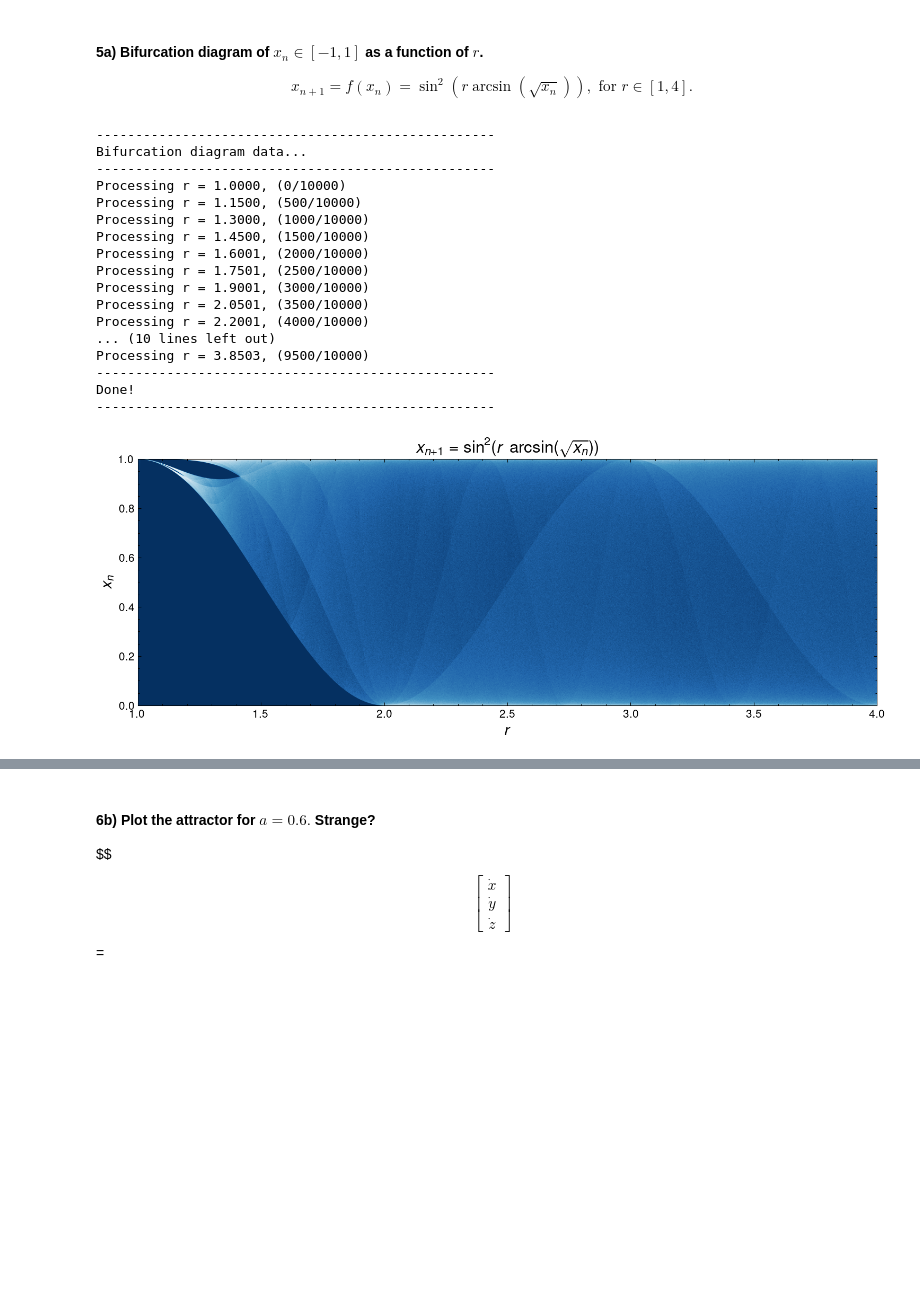
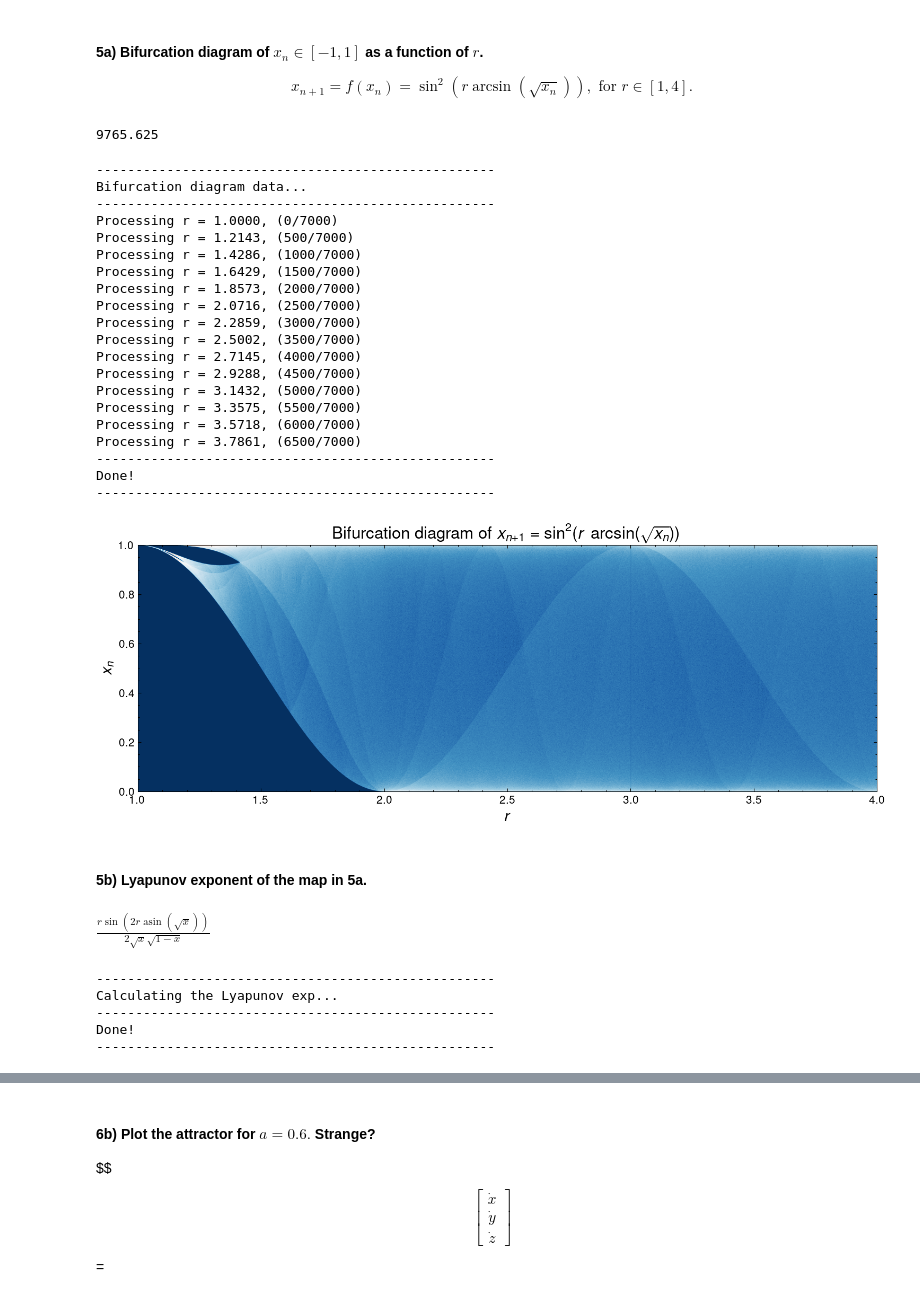
Before and after one commit to whyyorlantaken/Dynamical-Systems-Coursework, a Jupyter notebook: Take-home-1/code/notebook01.ipynb, the cells around one changed output, grey strips where cells are left out. Cells and saved outputs as stored; diff of their text form; code cells hidden in the pictures; blank space fills up the shorter version.

```diff
--- a/Take-home-1/code/notebook01.ipynb
+++ b/Take-home-1/code/notebook01.ipynb
@@ -169,31 +170,38 @@ def bifurcation(r_min=1.0, r_max=4.0, width=1000, height=1000,
     print("---------------------------------------------------")
 
     return hist, r_values
+# %%
+625*2.5*2.5*2.5
+# %% [output]
+9765.625
 # %%
 # Call (it was saved)
 hist, r_values = bifurcation(
     r_min = 1.0,
     r_max = 4.0,
-    width = 10000,
-    height= 10000//4,
-    transient = 100,#
-    numtoplot = 4000
+    width = 7000,
+    height= 7000//4,
+    transient = 500,#
+    numtoplot = 7000
 )
 # %% [output]
 ---------------------------------------------------
 Bifurcation diagram data...
 ---------------------------------------------------
-Processing r = 1.0000, (0/10000)
-Processing r = 1.1500, (500/10000)
-Processing r = 1.3000, (1000/10000)
-Processing r = 1.4500, (1500/10000)
-Processing r = 1.6001, (2000/10000)
-Processing r = 1.7501, (2500/10000)
-Processing r = 1.9001, (3000/10000)
-Processing r = 2.0501, (3500/10000)
-Processing r = 2.2001, (4000/10000)
-... (10 lines left out)
-Processing r = 3.8503, (9500/10000)
+Processing r = 1.0000, (0/7000)
+Processing r = 1.2143, (500/7000)
+Processing r = 1.4286, (1000/7000)
+Processing r = 1.6429, (1500/7000)
+Processing r = 1.8573, (2000/7000)
+Processing r = 2.0716, (2500/7000)
+Processing r = 2.2859, (3000/7000)
+Processing r = 2.5002, (3500/7000)
+Processing r = 2.7145, (4000/7000)
+Processing r = 2.9288, (4500/7000)
+Processing r = 3.1432, (5000/7000)
+Processing r = 3.3575, (5500/7000)
+Processing r = 3.5718, (6000/7000)
+Processing r = 3.7861, (6500/7000)
 ---------------------------------------------------
 Done!
 ---------------------------------------------------
@@ -206,18 +214,35 @@ Done!
 # %%
 # Plot
 plt.figure(figsize=(12, 4), dpi=150)
 
 # Histogram
 plt.imshow(np.log10(hist+1), cmap='RdBu_r', extent=[1.0, 4.0, 0.0, 1.0])
 
 # Labels
-plt.title(r"$x_{n+1} = \sin^2(r\,\arcsin(\sqrt{x_n}))$", fontsize=15)
+plt.title("Bifurcation diagram of "+ r"$x_{n+1} = \sin^2(r\,\arcsin(\sqrt{x_n}))$", fontsize=15)
 plt.xlabel(r'$r$', fontsize=14)
 plt.ylabel(r'$x_n$', fontsize=14)
 plt.tick_params(axis='both', labelsize=10)
 
 plt.tight_layout()
-#plt.savefig("5a[1-4]-less.pdf", dpi=200, bbox_inches='tight')
+#plt.savefig("./plots/5a[1-4]-new.pdf", dpi=200, bbox_inches='tight')
 plt.show()
 # %% [output]
-[figure, old version]
+[figure, new version]
+# %% [markdown]
+#### 5b) Lyapunov exponent of the map in 5a.
+# %%
+# Analytical derivative
+x, r = sp.symbols('x r')
+
+# Function
+map = sp.sin(r * sp.asin(sp.sqrt(x)))**2
+
+# Derivative
+map_prime = sp.diff(map, x)
+map_prime = sp.simplify(map_prime)
+
+# Print
+map_prime
+# %% [output]
+$\displaystyle \frac{r \sin{\left(2 r \operatorname{asin}{\left(\sqrt{x} \right)} \right)}}{2 \sqrt{x} \sqrt{1 - x}}$
@@ -223,0 +302,15 @@ plt.show()
+# %%
+# Call
+lyapunov_r, r_values = lyapunov(
+    r_min = 1.0,
+    r_max = 4.0,
+    partitions = 1000,
+    transient = 1000,
+    nontransient = 10000
+)
+# %% [output]
+---------------------------------------------------
+Calculating the Lyapunov exp...
+---------------------------------------------------
+Done!
+---------------------------------------------------
```
Also changed, not shown: parts of 5 cells of this notebook, 10 other files.
